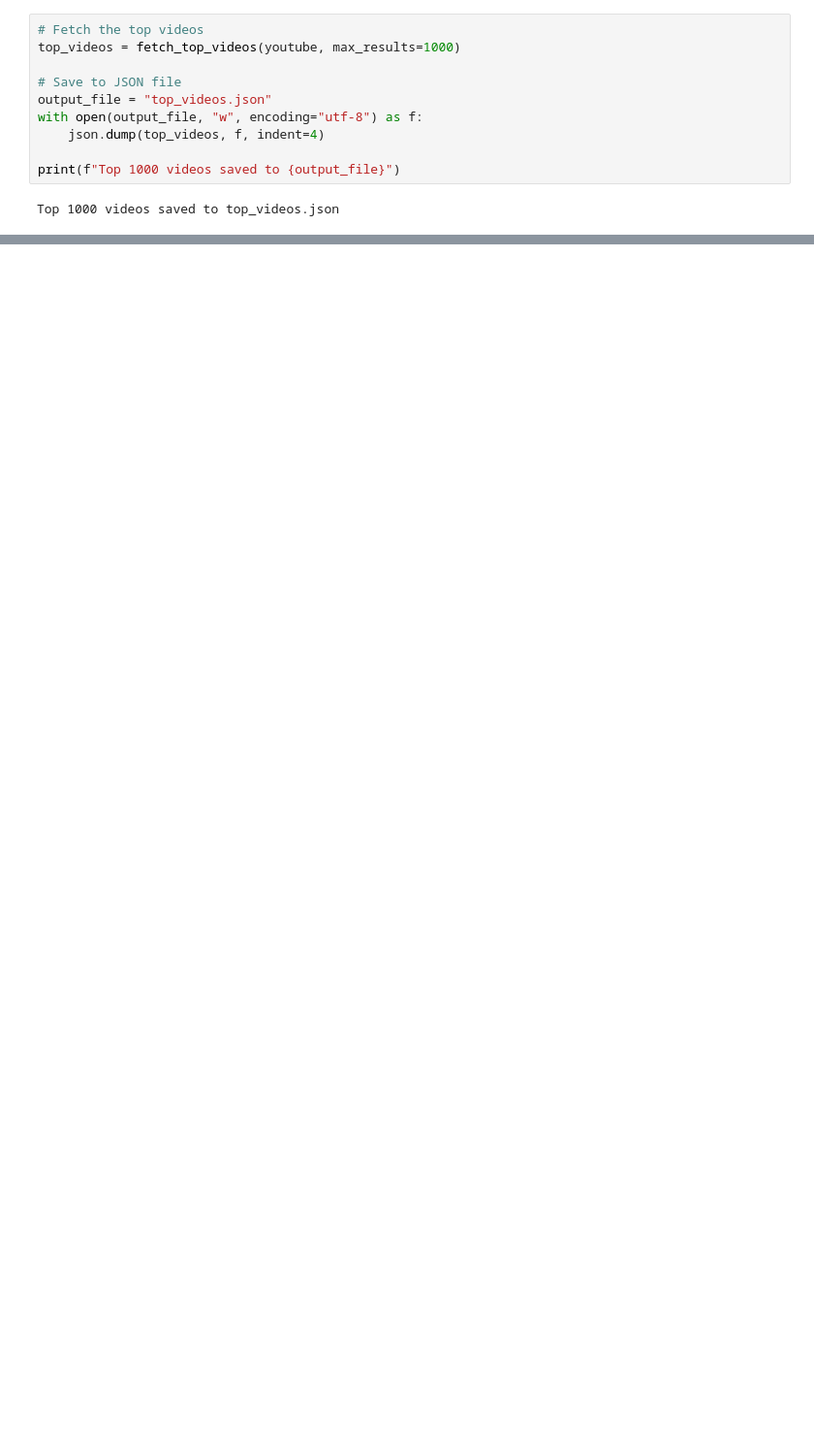
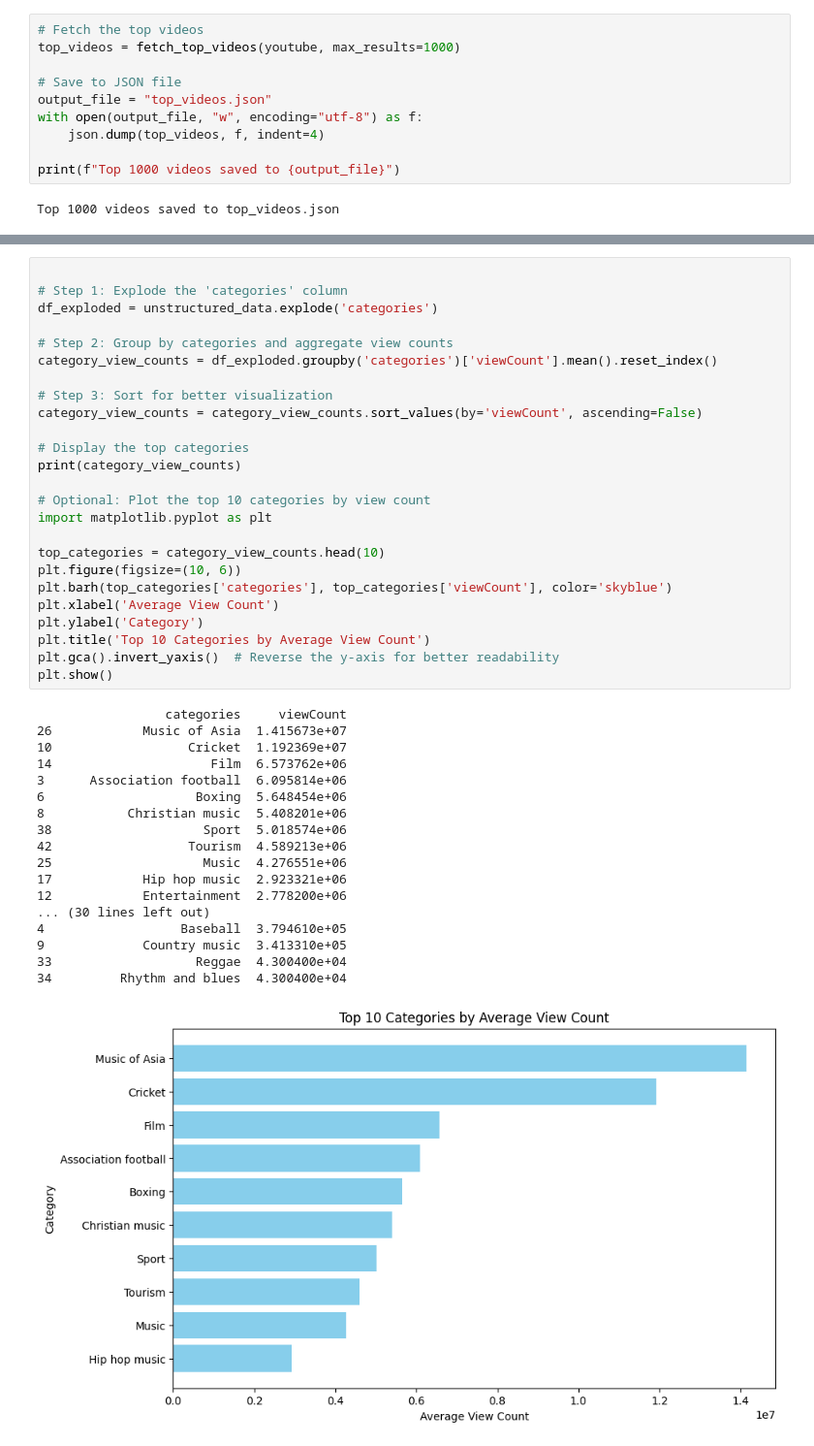
Before and after one commit to Takosaga/fall_24, a Jupyter notebook: big_data/coursework_assignment/0_exploration.ipynb, the cells around one changed output, grey strips where cells are left out. Shown at 97% size. Cells and saved outputs as stored; diff of their text form; blank space fills up the shorter version.

```diff
--- a/big_data/coursework_assignment/0_exploration.ipynb
+++ b/big_data/coursework_assignment/0_exploration.ipynb
@@ -184,0 +245,44 @@ Top 1000 videos saved to top_videos.json
+# %%
+
+# Step 1: Explode the 'categories' column
+df_exploded = unstructured_data.explode('categories')
+
+# Step 2: Group by categories and aggregate view counts
+category_view_counts = df_exploded.groupby('categories')['viewCount'].mean().reset_index()
+
+# Step 3: Sort for better visualization
+category_view_counts = category_view_counts.sort_values(by='viewCount', ascending=False)
+
+# Display the top categories
+print(category_view_counts)
+
+# Optional: Plot the top 10 categories by view count
+import matplotlib.pyplot as plt
+
+top_categories = category_view_counts.head(10)
+plt.figure(figsize=(10, 6))
+plt.barh(top_categories['categories'], top_categories['viewCount'], color='skyblue')
+plt.xlabel('Average View Count')
+plt.ylabel('Category')
+plt.title('Top 10 Categories by Average View Count')
+plt.gca().invert_yaxis()  # Reverse the y-axis for better readability
+plt.show()
+# %% [output]
+                 categories     viewCount
+26            Music of Asia  1.415673e+07
+10                  Cricket  1.192369e+07
+14                     Film  6.573762e+06
+3      Association football  6.095814e+06
+6                    Boxing  5.648454e+06
+8           Christian music  5.408201e+06
+38                    Sport  5.018574e+06
+42                  Tourism  4.589213e+06
+25                    Music  4.276551e+06
+17            Hip hop music  2.923321e+06
+12            Entertainment  2.778200e+06
+... (30 lines left out)
+4                  Baseball  3.794610e+05
+9             Country music  3.413310e+05
+33                   Reggae  4.300400e+04
+34         Rhythm and blues  4.300400e+04
+[figure, added]
```
Also changed, not shown: parts of 10 cells of this notebook, 1 other file.
